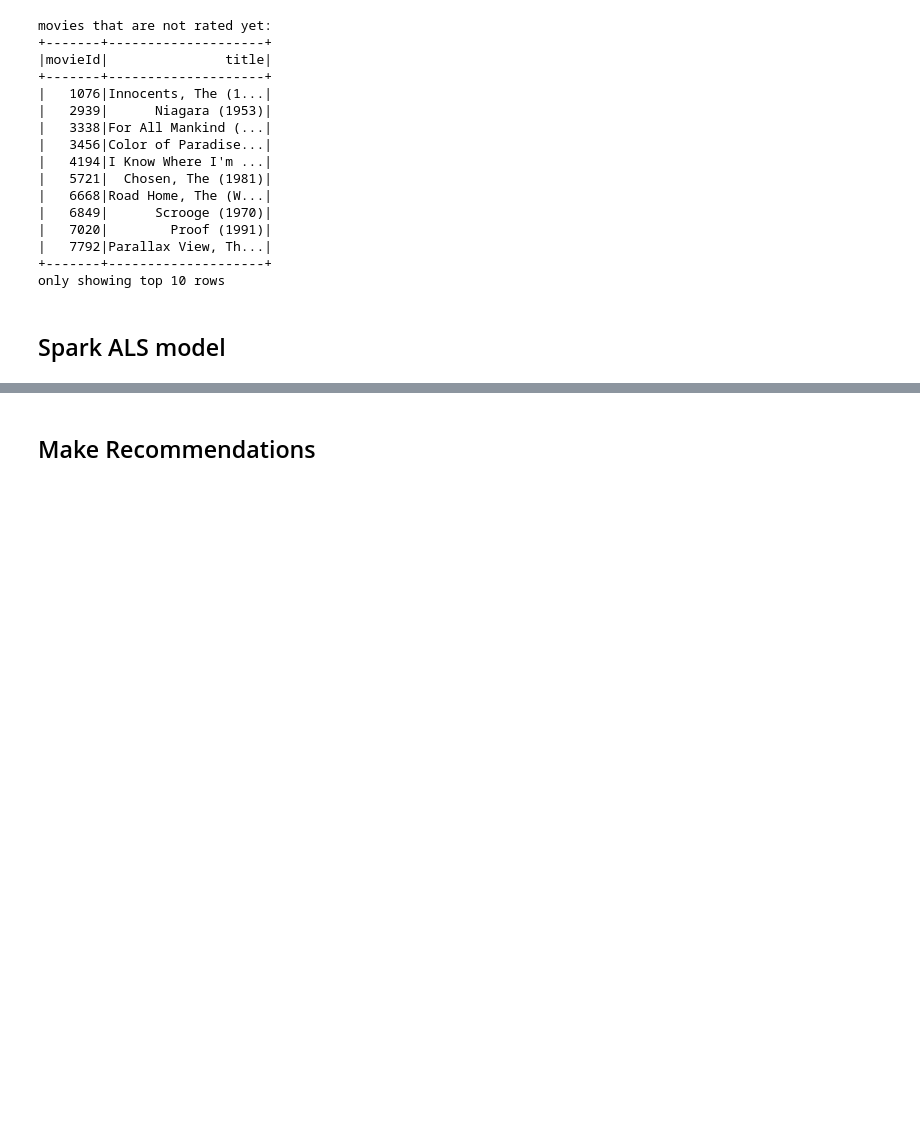
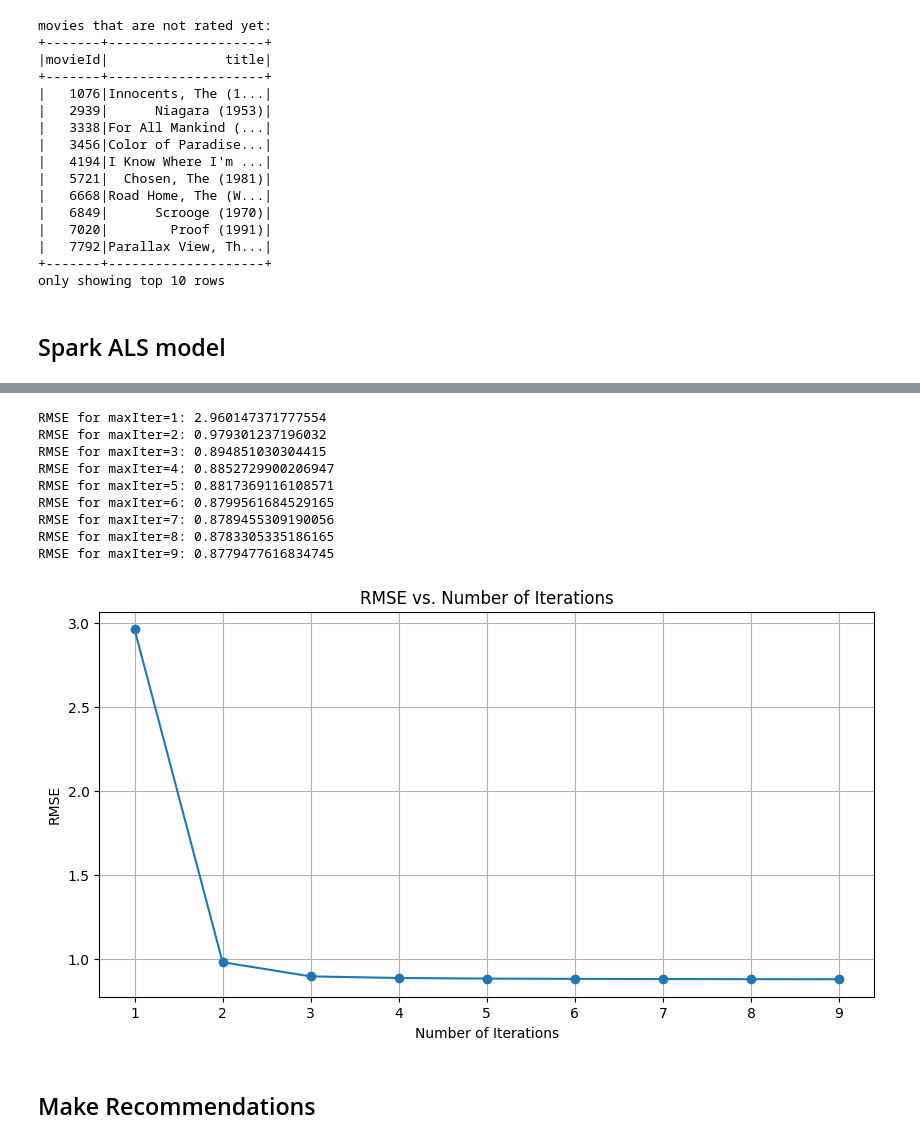
Before and after one commit to Hyxpillow/BDS-spring2024, a Jupyter notebook: movie_recommendation.ipynb, the cells around one changed output, grey strips where cells are left out. Drawn from its saved outputs; the diff is of its cells as text; code cells hidden in the pictures; blank space fills up the shorter version.

```diff
--- a/movie_recommendation.ipynb
+++ b/movie_recommendation.ipynb
@@ -10,6 +12,8 @@ os.environ["PYSPARK_DRIVER_PYTHON"]="/usr/local/bin/python3.11"
 
 spark = SparkSession.builder \
     .appName("movie recommendation") \
+    .config("spark.executor.memory", "4g") \
+    .config("spark.driver.memory", "4g") \
     .getOrCreate()
 sc = spark.sparkContext
 # %% [output]
@@ -119,6 +112,5 @@ print(ratings_data.take(3))
 # %%
-train, validation, test = ratings_data.randomSplit([6, 2, 2], seed=42)
+train, test = ratings.randomSplit([0.6, 0.2], seed=42)
 train.cache()
-validation.cache()
 test.cache()
 # %% [output]
@@ -167,14 +117,0 @@ The best model has 8 latent factors and regularization = 0.2, with RMSE = 0.8906
-# %%
-final_model = ALS.train(
-    ratings=ratings_data,
-    iterations=num_iterations,
-    rank=best_rank,
-    lambda_=best_regularization,
-    seed=42
-)
-test_data = test.map(lambda p: (p[0], p[1]))
-predictions = final_model.predictAll(test_data).map(lambda r: ((r[0], r[1]), r[2]))
-ratesAndPreds = test.map(lambda r: ((r[0], r[1]), r[2])).join(predictions)
-MSE = ratesAndPreds.map(lambda r: (r[1][0] - r[1][1])**2).mean()
-error = math.sqrt(MSE)
-print("For testing data the RMSE is {}".format(error))
@@ -185,2 +165,48 @@ For testing data the RMSE is 0.7349596832883968
+# %%
+evaluator = RegressionEvaluator(
+    metricName="rmse",
+    labelCol="rating",
+    predictionCol="prediction"
+)
+
+iter_range = range(1, 10)
+rmse_values = []
+
+for maxIter in iter_range:
+    als = ALS(
+        maxIter=maxIter,
+        rank=best_rank,
+        regParam=best_reg_param,
+        userCol="userId",
+        itemCol="movieId",
+        ratingCol="rating",
+        coldStartStrategy="drop",
+        seed=42
+    )
+    model = als.fit(train)
+
+    predictions = model.transform(test)
+    rmse = evaluator.evaluate(predictions)
+    rmse_values.append(rmse)
+    print(f"RMSE for maxIter={maxIter}: {rmse}")
+
+plt.figure(figsize=(10, 5))
+plt.plot(iter_range, rmse_values, marker='o')
+plt.title('RMSE vs. Number of Iterations')
+plt.xlabel('Number of Iterations')
+plt.ylabel('RMSE')
+plt.grid(True)
+plt.show()
+# %% [output]
+RMSE for maxIter=1: 2.960147371777554
+RMSE for maxIter=2: 0.979301237196032
+RMSE for maxIter=3: 0.894851030304415
+RMSE for maxIter=4: 0.8852729900206947
+RMSE for maxIter=5: 0.8817369116108571
+RMSE for maxIter=6: 0.8799561684529165
+RMSE for maxIter=7: 0.8789455309190056
+RMSE for maxIter=8: 0.8783305335186165
+RMSE for maxIter=9: 0.8779477616834745
+[figure, added]
 # %% [markdown]
 ## Make Recommendations
```
Also changed, not shown: parts of 16 cells of this notebook.
